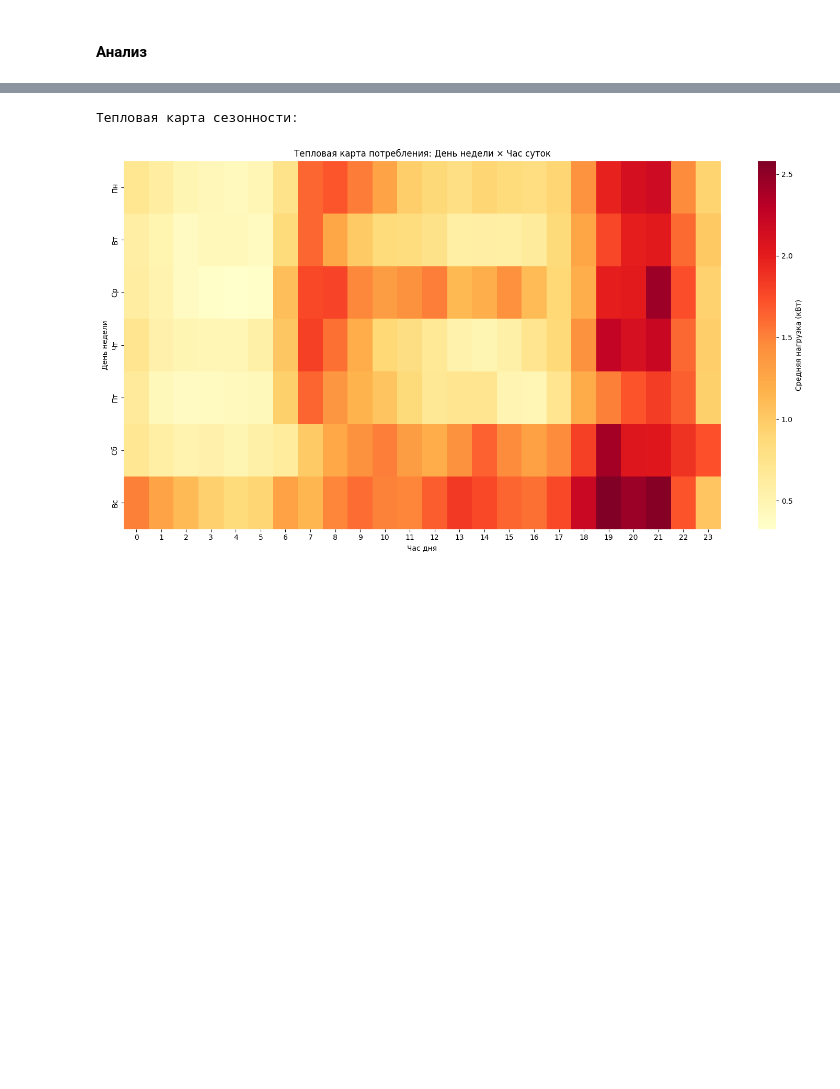
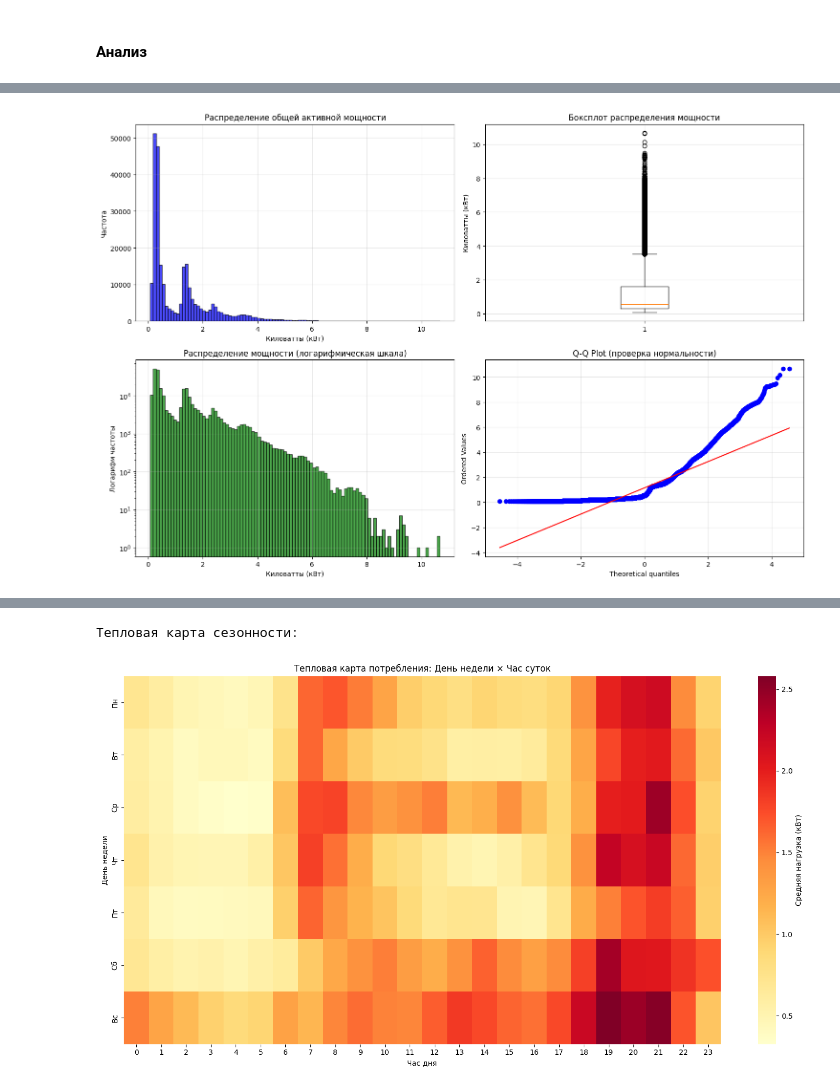
Before and after one commit to pogodaa/ML_cursovaya, a Jupyter notebook: main.ipynb, the cells around one changed output, grey strips where cells are left out. Cells and saved outputs as stored; diff of their text form; code cells hidden in the pictures; blank space fills up the shorter version.

```diff
--- a/main.ipynb
+++ b/main.ipynb
@@ -151,6 +205,23 @@ df['is_weekend'] = (df.index.dayofweek >= 5).astype(int) # (0 или 1)
 # Зачем: Быстро выделить выходные дни
 
 
+df['is_morning_peak'] = ((df['hour'] >= 7) & (df['hour'] <= 9)).astype(int) # (0 или 1)
+# 0 = не утренний пик, 1 = утренний пик (7:00-9:00)
+# Пример: 7:00 - пробуждение, завтрак, сборы на работу
+# Зачем: Выделить периоды максимального утреннего потребления
+
+
+df['is_evening_peak'] = ((df['hour'] >= 18) & (df['hour'] <= 22)).astype(int) # (0 или 1)
+# 0 = не вечерний пик, 1 = вечерний пик (18:00-22:00)
+# Пример: 19:00 - возвращение с работы, ужин, телевизор
+# Зачем: Выделить периоды максимального вечернего потребления
+
+
+df['is_night'] = ((df['hour'] >= 0) & (df['hour'] <= 5)).astype(int) # (0 или 1)
+# 0 = не ночное время, 1 = ночное время (0:00-5:00)
+# Пример: 3:00 - большинство людей спит, минимальное потребление
+# Зачем: Выделить периоды минимального ночного потребления
+
 print("Временные признаки созданы:")
 print(f"Часы: {df['hour'].unique()}")
 print(f"Дни недели: {df['day_of_week'].unique()}")
@@ -493,0 +404,80 @@ plt.show()
+# %%
+# ДЕТАЛЬНЫЙ АНАЛИЗ ЦЕЛЕВОЙ ПЕРЕМЕННОЙ
+print("="*60)
+print("ДЕТАЛЬНЫЙ АНАЛИЗ ЦЕЛЕВОЙ ПЕРЕМЕННОЙ")
+print("="*60)
+
+# Базовая статистика
+print(f"Анализ целевой переменной (Global_active_power):")
+print(f"Количество записей: {len(df):,}")
+print(f"Среднее потребление: {df['Global_active_power'].mean():.3f} кВт")
+print(f"Медианное потребление: {df['Global_active_power'].median():.3f} кВт")
+print(f"Максимальное потребление: {df['Global_active_power'].max():.3f} кВт")
+print(f"Минимальное потребление: {df['Global_active_power'].min():.3f} кВт")
+
+# Расширенная статистика
+print(f"\n=== РАСШИРЕННАЯ СТАТИСТИКА ===")
+print(f"Стандартное отклонение: {df['Global_active_power'].std():.3f} кВт")
+print(f"Дисперсия: {df['Global_active_power'].var():.3f}")
+print(f"Коэффициент вариации: {(df['Global_active_power'].std() / df['Global_active_power'].mean() * 100):.1f}%")
+
+# Квантили
+print(f"\n=== КВАНТИЛИ РАСПРЕДЕЛЕНИЯ ===")
+quantiles = [0.01, 0.05, 0.25, 0.5, 0.75, 0.95, 0.99]
+for q in quantiles:
+    value = df['Global_active_power'].quantile(q)
+    print(f"  {int(q*100)}% перцентиль: {value:.3f} кВт")
+
+# Анализ мод (наиболее частых значений)
+print(f"\n=== АНАЛИЗ МОДАЛЬНЫХ ЗНАЧЕНИЙ ===")
+top_values = df['Global_active_power'].value_counts().head(5)
+print("Самые частые значения потребления:")
+for value, count in top_values.items():
+    percentage = (count / len(df)) * 100
+    print(f"  {value:.3f} кВт: {count:,} записей ({percentage:.2f}%)")
+
+# Анализ нулевого и низкого потребления
+low_consumption = df[df['Global_active_power'] < 0.1]
+print(f"\n=== АНАЛИЗ НИЗКОГО ПОТРЕБЛЕНИЯ ===")
+print(f"Записей с потреблением < 0.1 кВт: {len(low_consumption):,} ({len(low_consumption)/len(df)*100:.2f}%)")
+
+# Анализ высокого потребления
+high_consumption = df[df['Global_active_power'] > 5.0]
+print(f"Записей с потреблением > 5.0 кВт: {len(high_consumption):,} ({len(high_consumption)/len(df)*100:.2f}%)")
+
+# Визуализация распределения
+plt.figure(figsize=(15, 10))
+
+# Гистограмма распределения
+plt.subplot(2, 2, 1)
+plt.hist(df['Global_active_power'], bins=100, alpha=0.7, color='blue', edgecolor='black')
+plt.title('Распределение общей активной мощности')
+plt.xlabel('Киловатты (кВт)')
+plt.ylabel('Частота')
+plt.grid(True, alpha=0.3)
+
+# Боксплот
+plt.subplot(2, 2, 2)
+plt.boxplot(df['Global_active_power'], vert=True)
+plt.title('Боксплот распределения мощности')
+plt.ylabel('Киловатты (кВт)')
+plt.grid(True, alpha=0.3)
+
+# Распределение в логарифмической шкале (для лучшей визуализации)
+plt.subplot(2, 2, 3)
+plt.hist(df['Global_active_power'], bins=100, alpha=0.7, color='green', edgecolor='black', log=True)
+plt.title('Распределение мощности (логарифмическая шкала)')
+plt.xlabel('Киловатты (кВт)')
+plt.ylabel('Логарифм частоты')
+plt.grid(True, alpha=0.3)
+
+# QQ-plot для проверки нормальности
+plt.subplot(2, 2, 4)
+from scipy import stats
+stats.probplot(df['Global_active_power'], dist="norm", plot=plt)
+plt.title('Q-Q Plot (проверка нормальности)')
+plt.grid(True, alpha=0.3)
+
+plt.tight_layout()
+plt.show()
+# %% [output]
@@ -493,0 +501 @@ plt.show()
+[figure, added]
```
Also changed, not shown: parts of 21 cells of this notebook, 2 other files.
